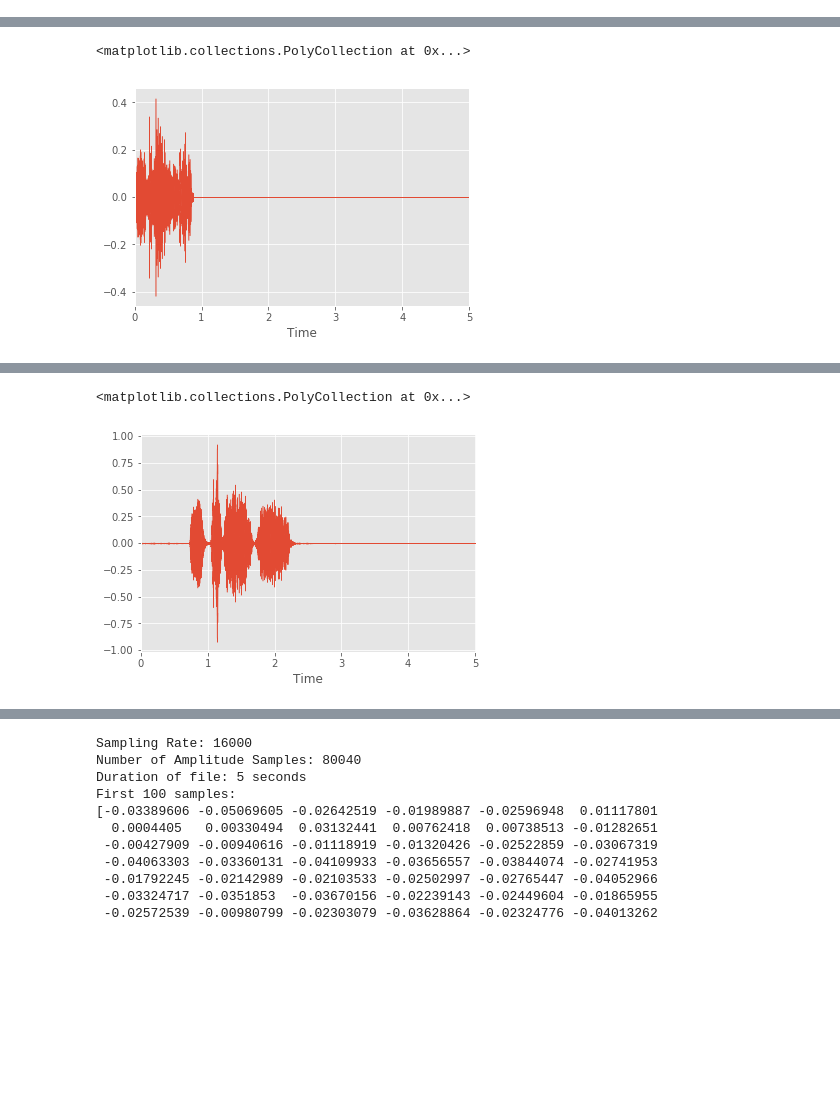
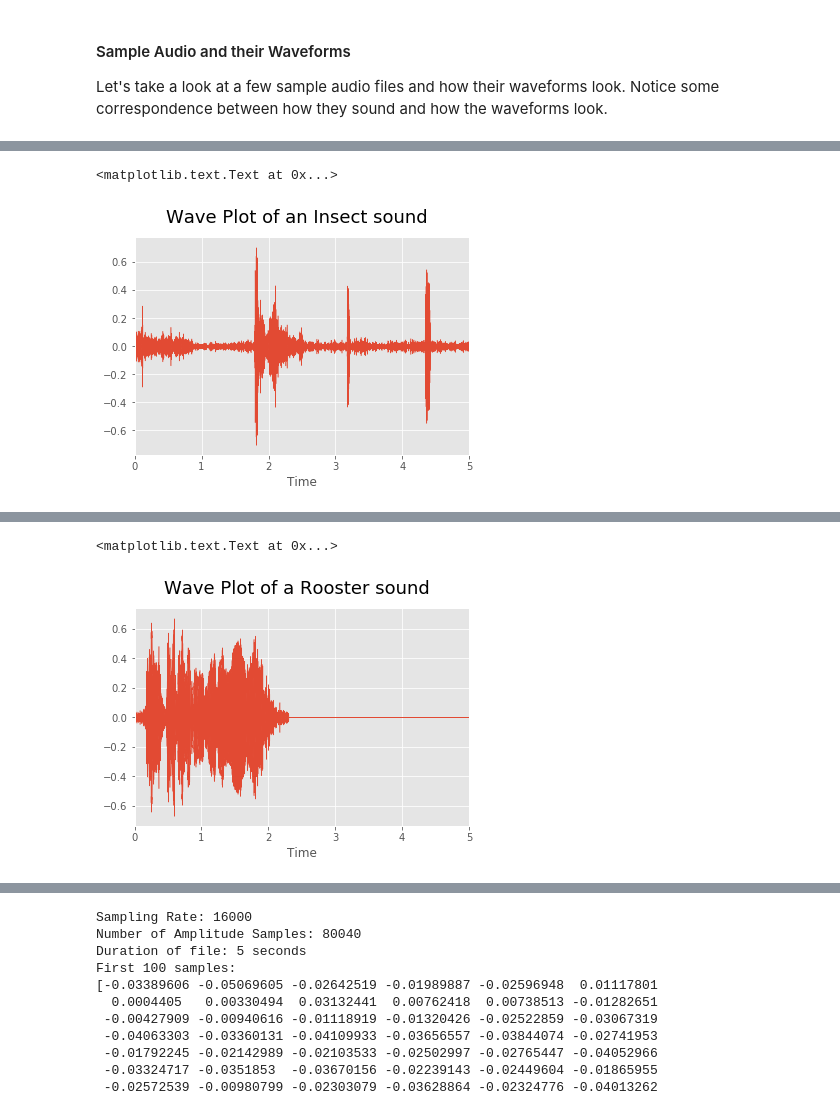
Before and after one commit to sanket-patil/speech-vectors, a Jupyter notebook: notebooks/speech_features.ipynb, the cells around one changed output, grey strips where cells are left out. Saved outputs shown, nothing was run; the diff lists cells and outputs as text; code cells hidden in the pictures; blank space fills up the shorter version.

Commit message:
text queries

```diff
--- a/notebooks/speech_features.ipynb
+++ b/notebooks/speech_features.ipynb
@@ -81,4 +106,8 @@ def plot_log_power_spectrograms(classes,raw_sounds):
     plt.show()
+# %% [markdown]
+#### Sample Audio and their Waveforms
+
+Let's take a look at a few sample audio files and how their waveforms look. Notice some correspondence between how they sound and how the waveforms look.
 # %%
 sample_insect = random.choice(samples_dict.get('insects'))
 IPython.display.Audio(sample_insect, embed=True, autoplay=True)
@@ -87,9 +116,10 @@ IPython.display.Audio(sample_insect, embed=True, autoplay=True)
 # %%
 ts, sr = librosa.load(sample_insect)
 librosa.display.waveplot(ts, sr=sr)
+plt.suptitle('Wave Plot of an Insect sound', fontsize=18)
 # %% [output]
-<matplotlib.collections.PolyCollection at 0x...>
+<matplotlib.text.Text at 0x...>
-[figure, old version]
+[figure, new version]
 # %%
 sample_rooster = random.choice(samples_dict.get('rooster'))
 IPython.display.Audio(sample_rooster, embed=True, autoplay=True)
@@ -98,9 +128,10 @@ IPython.display.Audio(sample_rooster, embed=True, autoplay=True)
 # %%
 ts, sr = librosa.load(sample_rooster)
 librosa.display.waveplot(ts, sr=sr)
+plt.suptitle('Wave Plot of a Rooster sound', fontsize=18)
 # %% [output]
-<matplotlib.collections.PolyCollection at 0x...>
+<matplotlib.text.Text at 0x...>
-[figure, old version]
+[figure, new version]
 # %%
 sample_coughing = random.choice(samples_dict.get('coughing'))
 IPython.display.Audio(sample_coughing, embed=True, autoplay=True)
```
Also changed, not shown: parts of 20 cells of this notebook, 9 other files.
